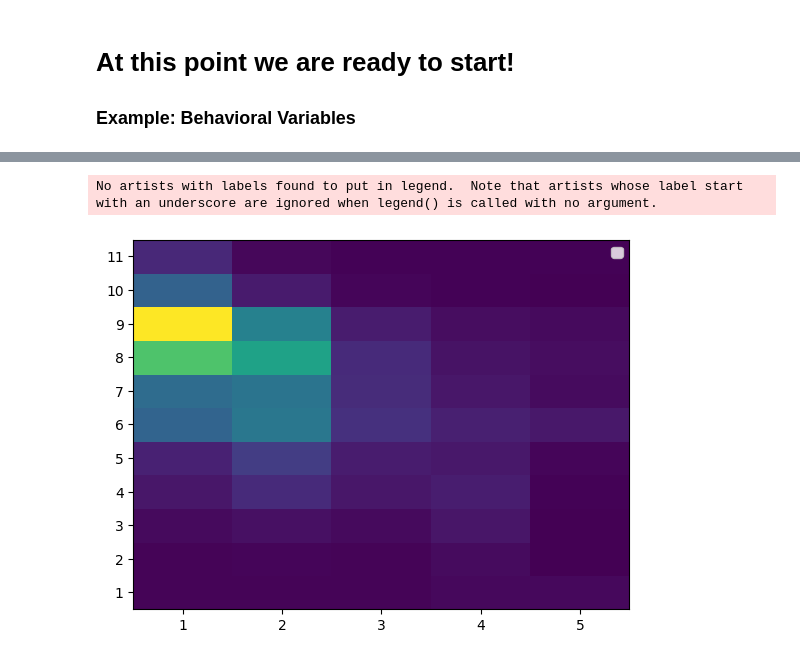
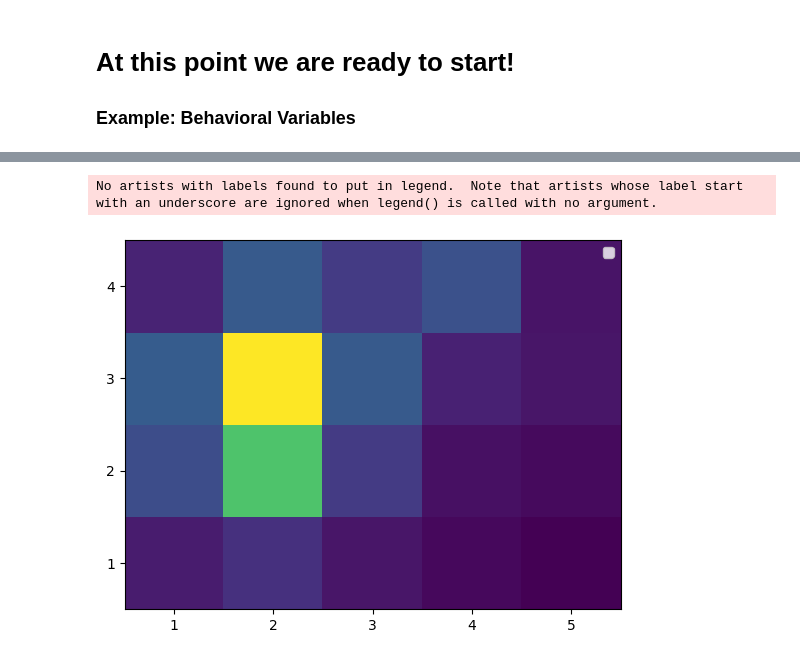
Before and after one commit to sevenbanisch/hackthon_yougov_data, a Jupyter notebook: hackathon/Joris/loadandcleandata.ipynb, the cells around one changed output, grey strips where cells are left out. Drawn from its saved outputs; the diff is of its cells as text; code cells hidden in the pictures.

```diff
--- a/hackathon/Joris/loadandcleandata.ipynb
+++ b/hackathon/Joris/loadandcleandata.ipynb
@@ -176,8 +267,15 @@ def myhistplot(item):
 
 ### Example: Behavioral Variables
 # %%
-items_behavior = [ i for i in remaining_cols if 'phq4' in i]
-items_behavior.extend(['cantril_ladder'])
+question1 = 'wcrv_4'
+question2 = 'wcrex1'
+
+items_behavior = [ i for i in remaining_cols if question1 in i]
+items_behavior.extend([question2])
+%matplotlib inline
+#for i in items_behavior:
+    #mybarplot(i)
+#    myerrorplot(i)
 # %%
 #print('Will be deleted:')
 for col in df:
@@ -188,7 +286,9 @@ for col in df:
 
 todrop = []
 for index, row in df.iterrows():
-    if np.isnan(np.array(row)).all():
+    if np.isnan(np.array(row)).any():
+        todrop.append(index)
+    if row[question1]> 900:
         todrop.append(index)
 
 
@@ -212,10 +311,0 @@ df
-# %%
-todrop = []
-for index, row in df.iterrows():
-    if np.isnan(row["cantril_ladder"]):
-        todrop.append(index)
-    if np.isnan(np.asarray(row)[1:4]).all():
-        todrop.append(index)
-
-
-df = df.drop(index = todrop)
@@ -244,23 +352,23 @@ plt.show()
 # %%
 def count_occurences(cantril, phqz, type_of_phqz):
     helper = df[df[type_of_phqz].values == phqz]
-    no = helper[helper["cantril_ladder"].values == cantril].shape[0]
+    no = helper[helper[question1].values == cantril].shape[0]
     return no
 # %%
-dfphq41 = pd.DataFrame(index=np.arange(11)+1, columns=np.arange(5)+1)
+dfphq41 = pd.DataFrame(index=np.arange(4)+1, columns=np.arange(5)+1)
 
 for index, row in dfphq41.iterrows():
     for i, ele in enumerate(row):
-        ele = count_occurences(index-1, i+1, "phq4_1")
+        ele = count_occurences(index, i+1, question2)
         dfphq41.iloc[[index-1],[i]] = float(ele)
 
 dfphq41 = dfphq41.apply(pd.to_numeric)
 
 plt.pcolor(dfphq41)
 plt.yticks(np.arange(0.5, len(dfphq41.index), 1), dfphq41.index)
 plt.xticks(np.arange(0.5, len(dfphq41.columns), 1), dfphq41.columns)
 plt.legend()
 plt.show()
 # %% [output]
 No artists with labels found to put in legend.  Note that artists whose label start with an underscore are ignored when legend() is called with no argument.
-[figure, old version]
+[figure, new version]
```
Also changed, not shown: parts of 21 cells of this notebook.
